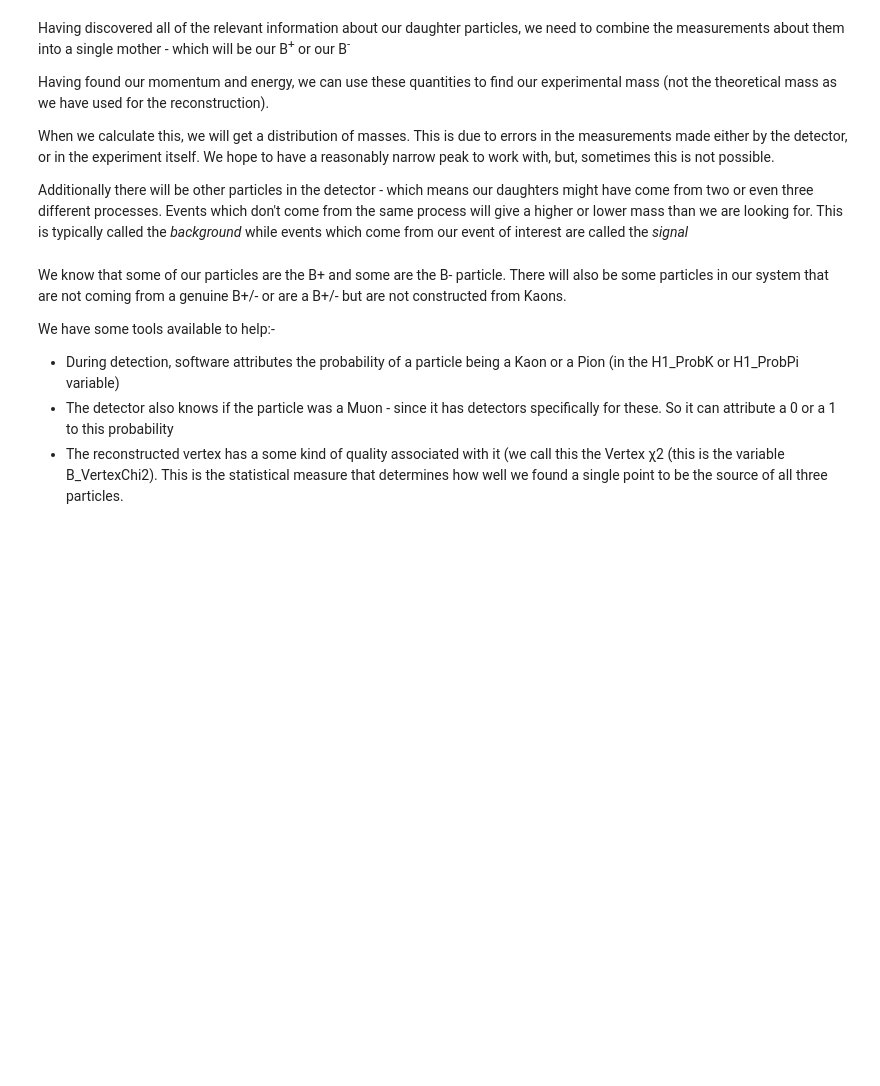
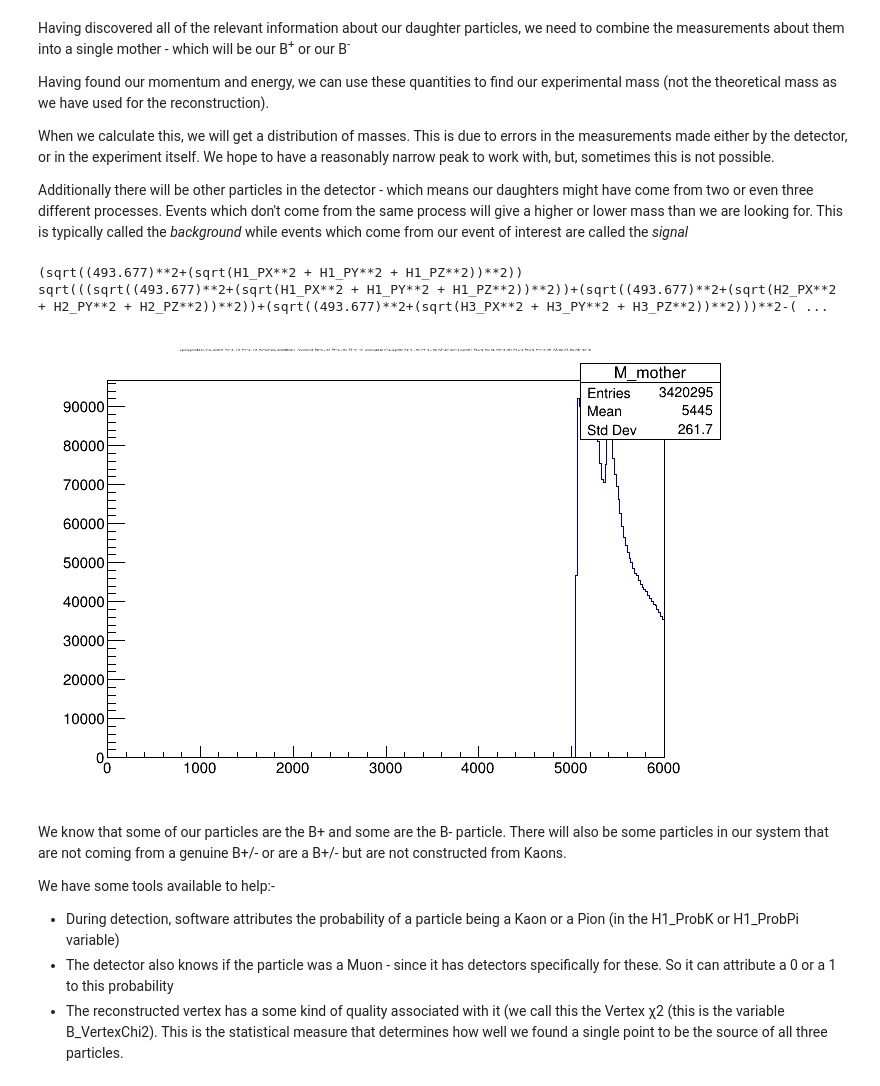
Before and after one commit to tsiligardi/PRA3024-Analysis-of-big-data-in-physics, a Jupyter notebook: LHCb_2023.ipynb, the cells around one changed output. Drawn from its saved outputs; the diff is of its cells as text; code cells hidden in the pictures; blank space fills up the shorter version.

```diff
--- a/LHCb_2023.ipynb
+++ b/LHCb_2023.ipynb
@@ -195,3 +212,31 @@ Additionally there will be other particles in the detector - which means our dau
+# %%
+m_daughter="493.677"#change with the correct mass
+
+#E1_tot="sqrt("+m_daughter+"**2+"+"("+total_momentum_daughter(1)+")**2)"
+E1_tot="(sqrt(({})**2+({})**2))".format(m_daughter,total_momentum_daughter(1))
+print(E1_tot)
+E2_tot="(sqrt(({})**2+({})**2))".format(m_daughter,total_momentum_daughter(2))
+E3_tot="(sqrt(({})**2+({})**2))".format(m_daughter,total_momentum_daughter(3))
+#E2_tot="sqrt("+m_daughter+"**2+"+"("+total_momentum_daughter(2)+")**2)"
+#E3_tot="sqrt("+m_daughter+"**2+"+"("+total_momentum_daughter(3)+")**2)"
+E_tot="({}+{}+{})".format(E1_tot,E2_tot,E3_tot)
+M_mother="sqrt({}**2-({})**2)".format(E_tot,total_momentum_mother)
+print(M_mother)
+histName="M_mother"
+histTitle="mass Mother"
+to_x="6000"
+histogram = ROOT.TH1F(histName,histTitle,int(bins),int(from_x),int(to_x))
+tree.Draw(M_mother+">>"+histName+"(" +bins+","+from_x+","+to_x+")")
+histogram = ROOT.gDirectory.Get(histName)
+histogram.Draw()
+canvas.Update()
+canvas.Draw()
+#Now plot a histogram of the range of masses of the B meson.
+#Does this match what we would expect from theory?
+# %% [output]
+(sqrt((493.677)**2+(sqrt(H1_PX**2 + H1_PY**2 + H1_PZ**2))**2))
+sqrt(((sqrt((493.677)**2+(sqrt(H1_PX**2 + H1_PY**2 + H1_PZ**2))**2))+(sqrt((493.677)**2+(sqrt(H2_PX**2 + H2_PY**2 + H2_PZ**2))**2))+(sqrt((493.677)**2+(sqrt(H3_PX**2 + H3_PY**2 + H3_PZ**2))**2)))**2-( ...
+[figure, added]
 # %% [markdown]
 We know that some of our particles are the B+ and some are the B- particle. There will also be some particles in our system that are not coming from a genuine B+/- or are a B+/- but are not constructed from Kaons.
 
```
Also changed, not shown: parts of 5 cells of this notebook.
